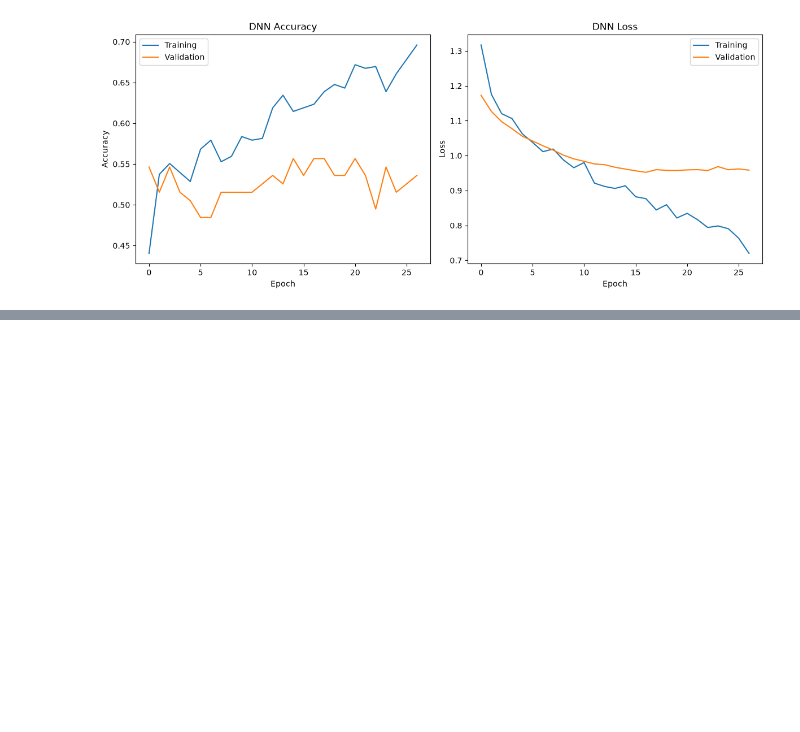
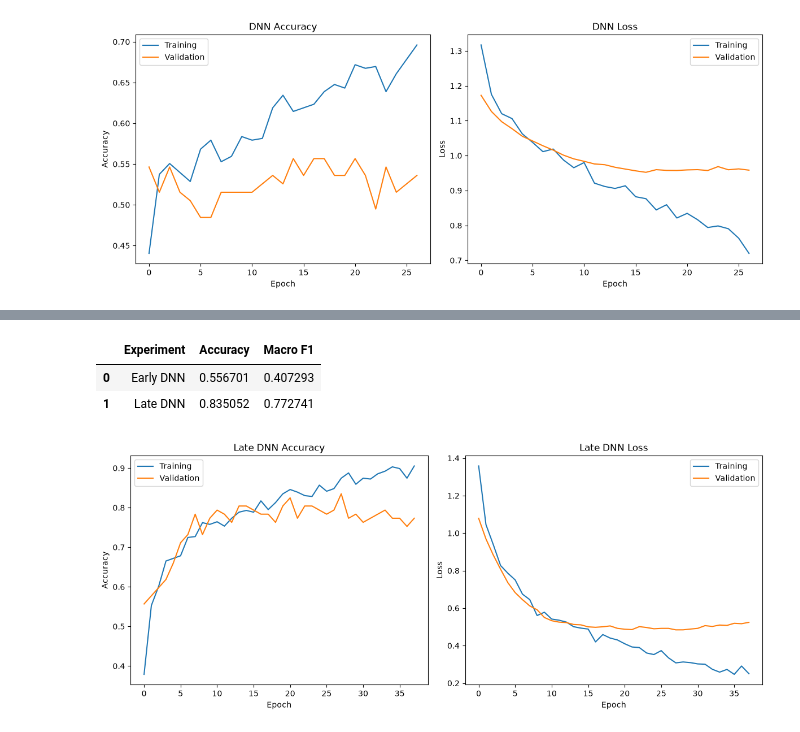
Before and after one commit to theparvmahajan/student-performance-dnn, a Jupyter notebook: notebooks/04_dnn_model.ipynb, the cells around one changed output, grey strips where cells are left out. Saved outputs shown, nothing was run; the diff lists cells and outputs as text; code cells hidden in the pictures; blank space fills up the shorter version.

Commit message:
Implement TensorFlow DNN for early and late prediction

```diff
--- a/notebooks/04_dnn_model.ipynb
+++ b/notebooks/04_dnn_model.ipynb
@@ -312,0 +337,16 @@ plt.show()
+# %%
+early_stopping_late = keras.callbacks.EarlyStopping(
+    monitor="val_loss",
+    patience=10,
+    restore_best_weights=True
+)
+
+history_late = model_late.fit(
+    X_train_late,
+    y_train_encoded,
+    validation_data=(X_val_late, y_val_encoded),
+    epochs=100,
+    batch_size=16,
+    callbacks=[early_stopping_late],
+    verbose=1
+)
@@ -312,0 +411,47 @@ plt.show()
+# %%
+dnn_results = pd.DataFrame({
+    "Experiment": ["Early DNN", "Late DNN"],
+
+    "Accuracy": [
+        accuracy_score(y_val_encoded, y_pred_dnn),
+        accuracy_score(y_val_encoded, y_pred_late)
+    ],
+
+    "Macro F1": [
+        f1_score(y_val_encoded, y_pred_dnn, average="macro"),
+        f1_score(y_val_encoded, y_pred_late, average="macro")
+    ]
+})
+
+dnn_results
+# %% [output]
+|  | Experiment | Accuracy | Macro F1 |
+| 0 | Early DNN | 0.556701 | 0.407293 |
+| 1 | Late DNN | 0.835052 | 0.772741 |
+# %%
+plt.figure(figsize=(12, 5))
+
+plt.subplot(1, 2, 1)
+
+plt.plot(history_late.history["accuracy"], label="Training")
+plt.plot(history_late.history["val_accuracy"], label="Validation")
+
+plt.title("Late DNN Accuracy")
+plt.xlabel("Epoch")
+plt.ylabel("Accuracy")
+plt.legend()
+
+plt.subplot(1, 2, 2)
+
+plt.plot(history_late.history["loss"], label="Training")
+plt.plot(history_late.history["val_loss"], label="Validation")
+
+plt.title("Late DNN Loss")
+plt.xlabel("Epoch")
+plt.ylabel("Loss")
+plt.legend()
+
+plt.tight_layout()
+plt.show()
+# %% [output]
+[figure, added]
```
Also changed, not shown: parts of 3 cells of this notebook.
